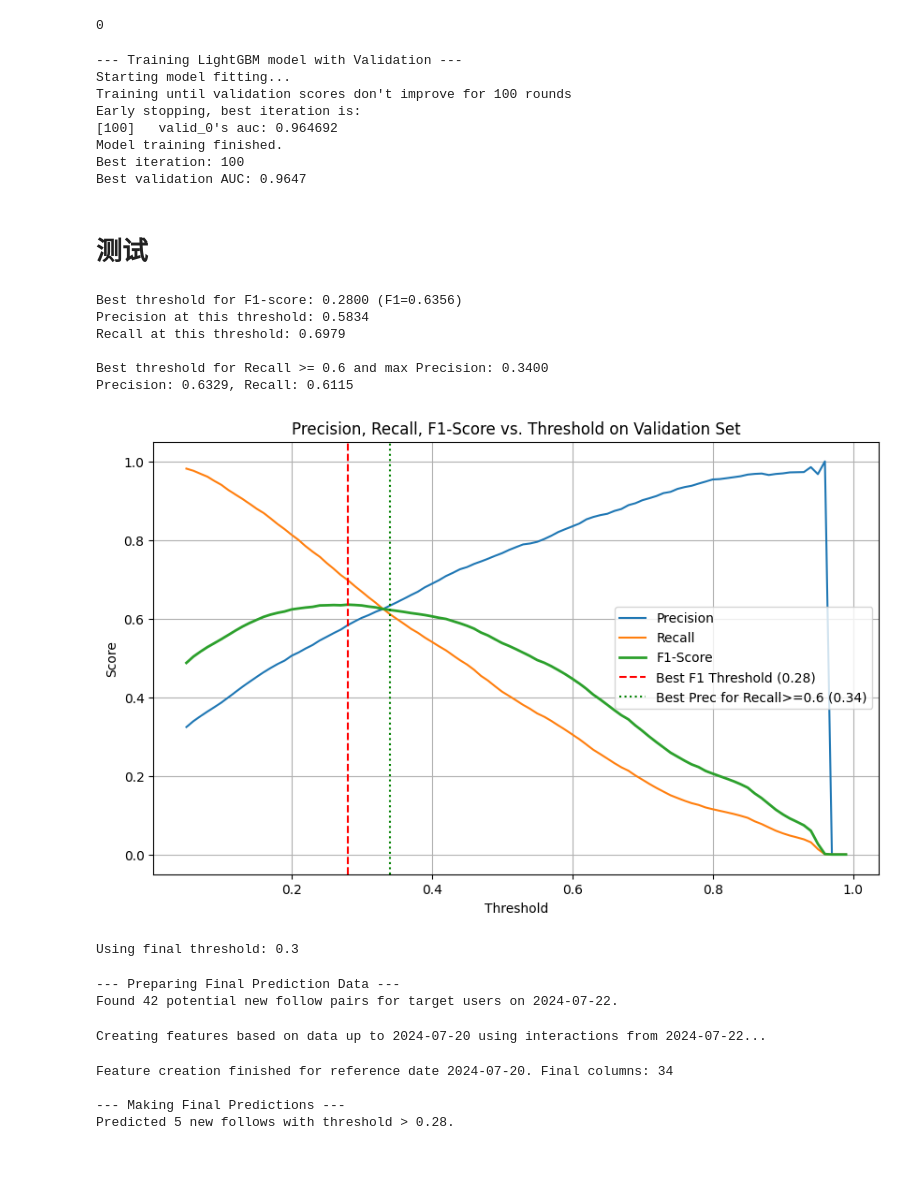
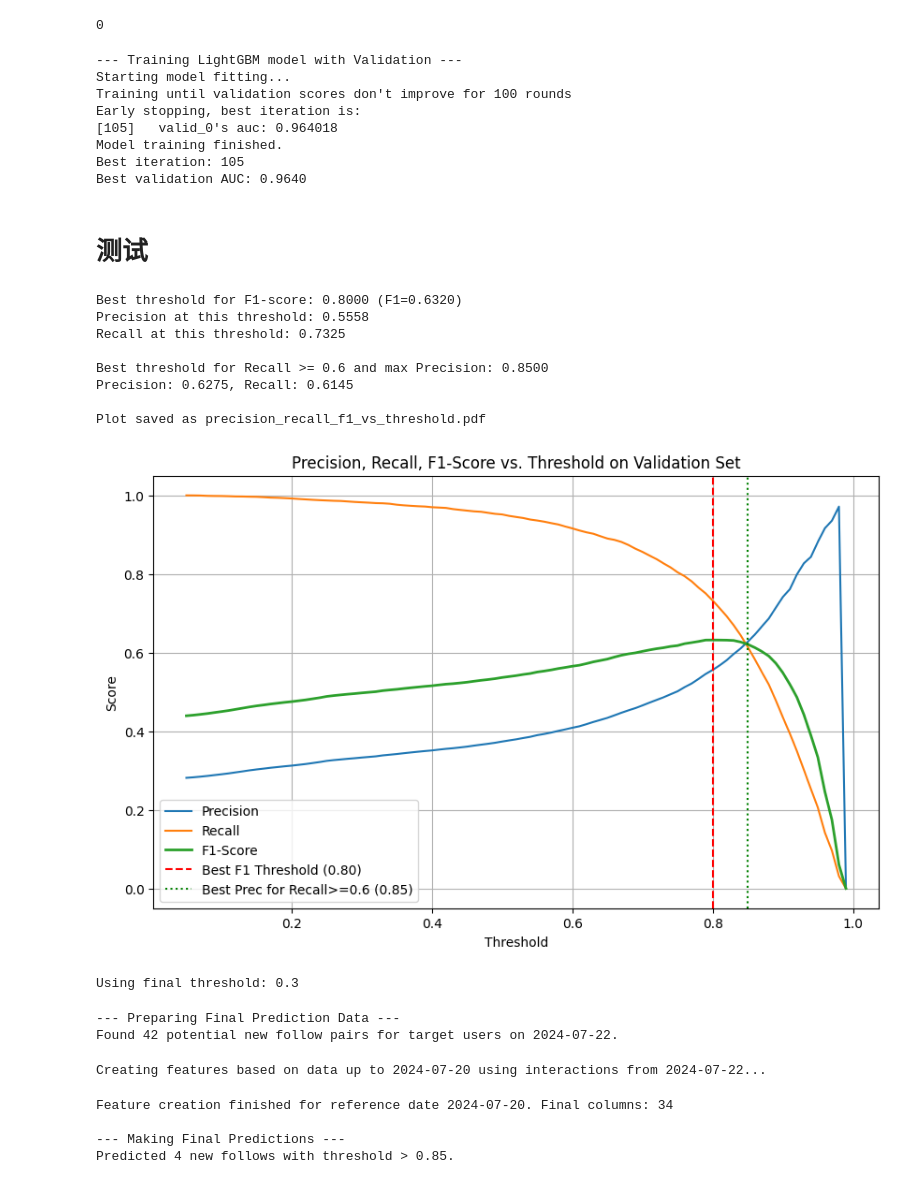
Before and after one commit to PPKunOfficial/2025-51MCMProblemC, a Jupyter notebook: p2_lightgbm.ipynb, the cells around one changed output. Saved outputs shown, nothing was run; the diff lists cells and outputs as text; code cells hidden in the pictures.

```diff
--- a/p2_lightgbm.ipynb
+++ b/p2_lightgbm.ipynb
@@ -342,7 +342,7 @@ params = {
     'n_estimators': 2000,  # 增加迭代次数，让早停决定最佳次数
     'n_jobs': -1,
     'seed': 42,
-    # 'is_unbalance': True # 可以尝试开启
+    'is_unbalance': True # 可以尝试开启
 }
 
 # 创建模型实例
@@ -365,10 +365,10 @@ print(f"Best validation AUC: {model.best_score_['valid_0']['auc']:.4f}")
 Starting model fitting...
 Training until validation scores don't improve for 100 rounds
 Early stopping, best iteration is:
-[100]   valid_0's auc: 0.964692
+[105]   valid_0's auc: 0.964018
 Model training finished.
-Best iteration: 100
-Best validation AUC: 0.9647
+Best iteration: 105
+Best validation AUC: 0.9640
 # %% [markdown]
 # 测试
 # %%
@@ -412,39 +412,47 @@ valid_threshold_indices = [i for i, r in enumerate(recalls) if r >= min_recall_t
 if valid_threshold_indices:
      best_precision_idx = valid_threshold_indices[np.argmax(np.array(precisions)[valid_threshold_indices])]
      best_threshold_prec_recall = thresholds[best_precision_idx]
      print(f"\nBest threshold for Recall >= {min_recall_target} and max Precision: {best_threshold_prec_recall:.4f}")
      print(f"Precision: {precisions[best_precision_idx]:.4f}, Recall: {recalls[best_precision_idx]:.4f}")
 else:
      print(f"\nCould not find a threshold meeting the minimum Recall requirement of {min_recall_target}")
 
 
 # 可视化指标随阈值变化 (可选但推荐)
 plt.figure(figsize=(10, 6))
 plt.plot(thresholds, precisions, label='Precision')
 plt.plot(thresholds, recalls, label='Recall')
 plt.plot(thresholds, f1_scores, label='F1-Score', linewidth=2)
 plt.xlabel("Threshold")
 plt.ylabel("Score")
 plt.title("Precision, Recall, F1-Score vs. Threshold on Validation Set")
 plt.axvline(best_threshold_f1, color='red', linestyle='--', label=f'Best F1 Threshold ({best_threshold_f1:.2f})')
 # 如果用了第二种方法，也可以画出那条线
 if valid_threshold_indices:
     plt.axvline(best_threshold_prec_recall, color='green', linestyle=':', label=f'Best Prec for Recall>={min_recall_target} ({best_threshold_prec_recall:.2f})')
 plt.legend()
 plt.grid(True)
-plt.show()
+
+pdf_filename = "precision_recall_f1_vs_threshold.pdf"
+plt.savefig(pdf_filename, format='pdf', bbox_inches='tight') # format='pdf' 指定格式, bbox_inches='tight' 尝试去除多余边距
+print(f"\nPlot saved as {pdf_filename}")
+
+plt.show() # 如果你想在保存后仍然显示图形，取消这行的注释
+plt.close() # 关闭图形，释放内存 (尤其在循环中生成多个图时推荐)
 
 # --- 使用你选择的最佳阈值 ---
 # final_prediction_threshold = best_threshold_f1 # 或者 best_threshold_prec_recall
 final_prediction_threshold = 0.3 # 或者根据上面的分析选择一个值
 print(f"\nUsing final threshold: {final_prediction_threshold}")
 # %% [output]
-Best threshold for F1-score: 0.2800 (F1=0.6356)
-Precision at this threshold: 0.5834
-Recall at this threshold: 0.6979
+Best threshold for F1-score: 0.8000 (F1=0.6320)
+Precision at this threshold: 0.5558
+Recall at this threshold: 0.7325
 
-Best threshold for Recall >= 0.6 and max Precision: 0.3400
-Precision: 0.6329, Recall: 0.6115
+Best threshold for Recall >= 0.6 and max Precision: 0.8500
+Precision: 0.6275, Recall: 0.6145
+
+Plot saved as precision_recall_f1_vs_threshold.pdf
-[figure, old version]
+[figure, new version]
 Using final threshold: 0.3
 # %%
@@ -518,7 +520,7 @@ if not predict_targets.empty:
     predict_targets['follow_probability'] = predictions_proba
 
     # 选择概率大于阈值的作为预测结果
-    prediction_threshold = 0.28  # 可以根据验证集上的指标调整此阈值
+    prediction_threshold = 0.8500  # 可以根据验证集上的指标调整此阈值
     predicted_follows = predict_targets[predict_targets['follow_probability']
                                         > prediction_threshold]
 
@@ -534,7 +536,7 @@ Creating features based on data up to 2024-07-20 using interactions from 2024-07
 Feature creation finished for reference date 2024-07-20. Final columns: 34
 
 --- Making Final Predictions ---
-Predicted 5 new follows with threshold > 0.28.
+Predicted 4 new follows with threshold > 0.85.
 # %%
 
 # --- 7. 输出结果 ---
```
Also changed, not shown: parts of 2 cells of this notebook.
